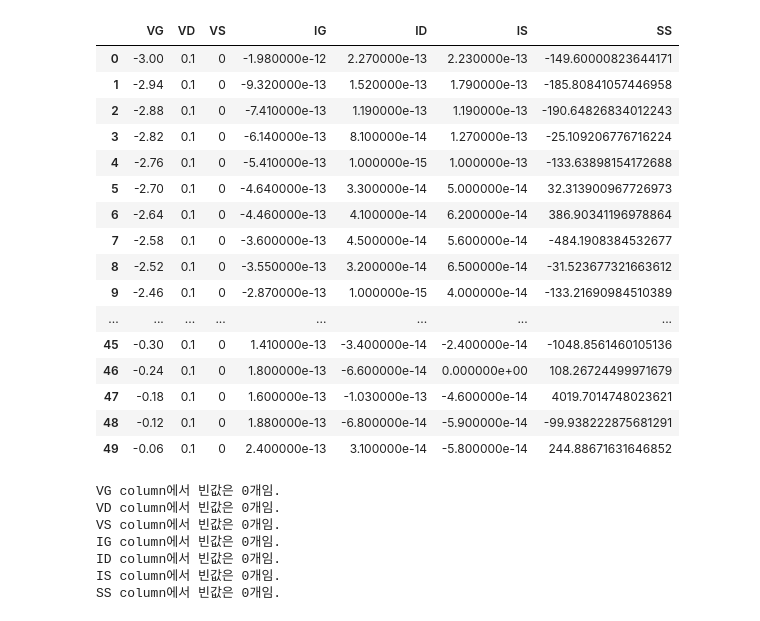
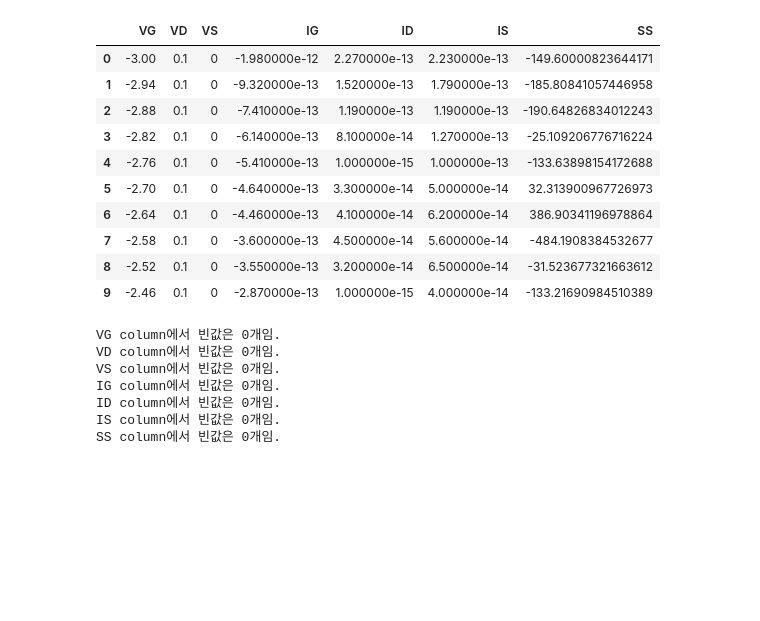
Before and after one commit to whdals4273/whdals, a Jupyter notebook: ★★★251228_transfer_curve_all.ipynb, the cells around one changed output. Cells and saved outputs as stored; diff of their text form; code cells hidden in the pictures; blank space fills up the shorter version.

```diff
--- a/★★★251228_transfer_curve_all.ipynb
+++ b/★★★251228_transfer_curve_all.ipynb
@@ -2,42 +2,45 @@
 import pandas as pd
 import numpy as np
 import matplotlib.pyplot as plt
 import seaborn as sns
 from scipy.stats import linregress
 
+# Device parameters: change these values and all Vth / SS / mobility results update together
+W_um = 40
+L_um = 20
+W_over_L = W_um / L_um
+L_m = L_um * 1e-6
+W_m = W_um * 1e-6
+
+# Gate capacitance for this device. Update if a different device is measured.
+Cox_total_F = 4.25e-12
 
 file_path = 'I_V Sweep - Unit (transfer) [260331_WF02_#5_40_20_1_R0_TRANSFER_SWEEP(1) ; 4_9_2026 11_01_11 AM].csv'
 with open(file_path, 'r', encoding='utf-8') as f:
     lines = f.readlines()
 
 for i, line in enumerate(lines):
     if any(col.strip().startswith('DataValue') for col in line.split(',')):
         header_row = i - 2
         break
-df = pd.read_csv(file_path,sep = ',', header = header_row)
+df = pd.read_csv(file_path, sep=',', header=header_row)
 
-df = df.iloc[:,1:]
+df = df.iloc[:, 1:]
 df.columns = df.columns.str.strip()
 
-df.head(50)
+df.head(10)
 # %% [output]
 |  | VG | VD | VS | IG | ID | IS | SS |
 | 0 | -3.00 | 0.1 | 0 | -1.980000e-12 | 2.270000e-13 | 2.230000e-13 | -149.60000823644171 |
 | 1 | -2.94 | 0.1 | 0 | -9.320000e-13 | 1.520000e-13 | 1.790000e-13 | -185.80841057446958 |
 | 2 | -2.88 | 0.1 | 0 | -7.410000e-13 | 1.190000e-13 | 1.190000e-13 | -190.64826834012243 |
 | 3 | -2.82 | 0.1 | 0 | -6.140000e-13 | 8.100000e-14 | 1.270000e-13 | -25.109206776716224 |
 | 4 | -2.76 | 0.1 | 0 | -5.410000e-13 | 1.000000e-15 | 1.000000e-13 | -133.63898154172688 |
 | 5 | -2.70 | 0.1 | 0 | -4.640000e-13 | 3.300000e-14 | 5.000000e-14 | 32.313900967726973 |
 | 6 | -2.64 | 0.1 | 0 | -4.460000e-13 | 4.100000e-14 | 6.200000e-14 | 386.90341196978864 |
 | 7 | -2.58 | 0.1 | 0 | -3.600000e-13 | 4.500000e-14 | 5.600000e-14 | -484.1908384532677 |
 | 8 | -2.52 | 0.1 | 0 | -3.550000e-13 | 3.200000e-14 | 6.500000e-14 | -31.523677321663612 |
 | 9 | -2.46 | 0.1 | 0 | -2.870000e-13 | 1.000000e-15 | 4.000000e-14 | -133.21690984510389 |
-| ... | ... | ... | ... | ... | ... | ... | ... |
-| 45 | -0.30 | 0.1 | 0 | 1.410000e-13 | -3.400000e-14 | -2.400000e-14 | -1048.8561460105136 |
-| 46 | -0.24 | 0.1 | 0 | 1.800000e-13 | -6.600000e-14 | 0.000000e+00 | 108.26724499971679 |
-| 47 | -0.18 | 0.1 | 0 | 1.600000e-13 | -1.030000e-13 | -4.600000e-14 | 4019.7014748023621 |
-| 48 | -0.12 | 0.1 | 0 | 1.880000e-13 | -6.800000e-14 | -5.900000e-14 | -99.938222875681291 |
-| 49 | -0.06 | 0.1 | 0 | 2.400000e-13 | 3.100000e-14 | -5.800000e-14 | 244.88671631646852 |
 # %%
 ## data 제대로 들어왔는지 확인
 # %%
```
Also changed, not shown: parts of 4 cells of this notebook, 11 other files.
